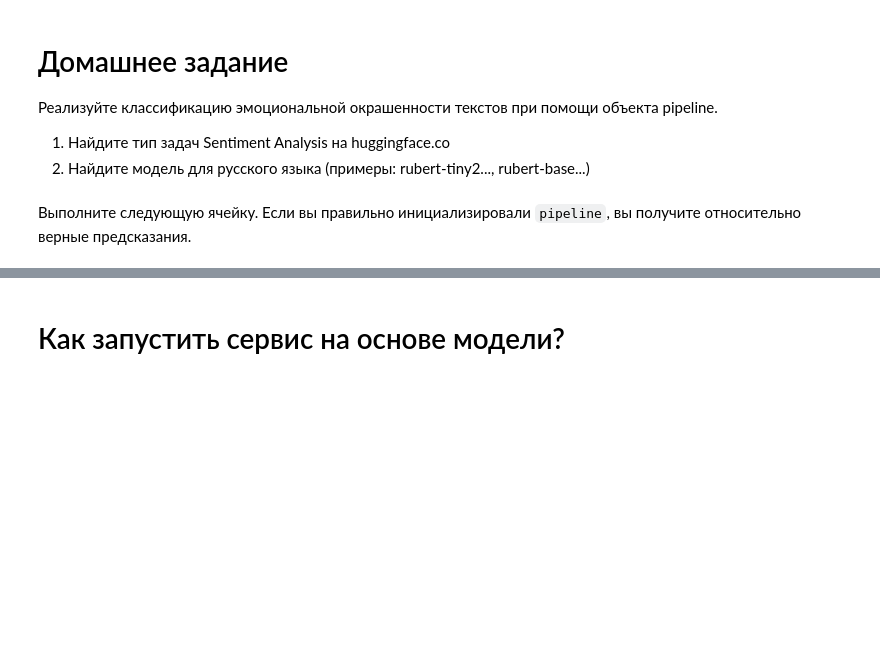
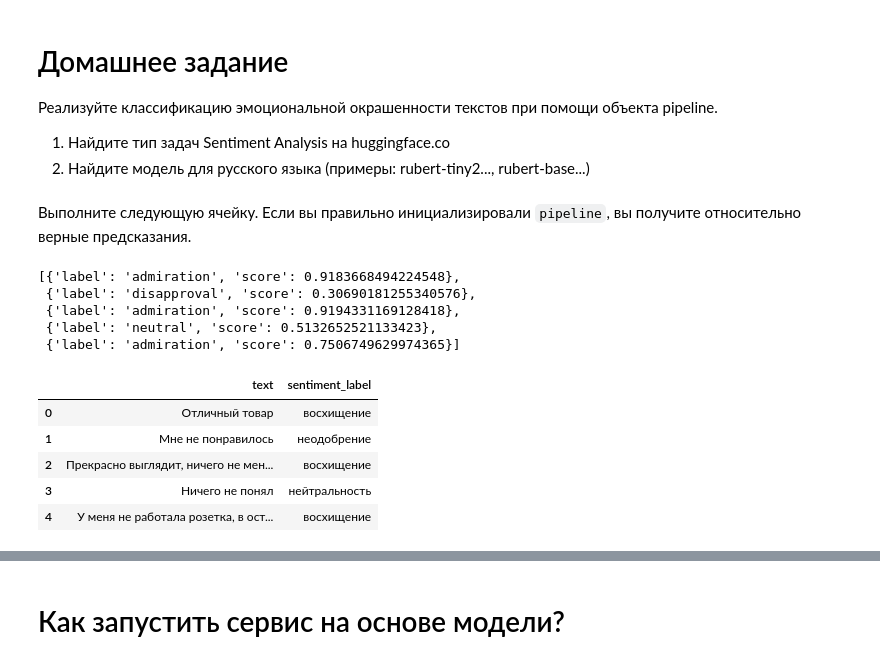
Before and after one commit to Walther0296/Transfer-learning_seminar_3, a Jupyter notebook: seminar_3.ipynb, the cells around one changed output, grey strips where cells are left out. Drawn from its saved outputs; the diff is of its cells as text; code cells hidden in the pictures; blank space fills up the shorter version.

```diff
--- a/seminar_3.ipynb
+++ b/seminar_3.ipynb
@@ -183,8 +230,15 @@ classifier = pipeline( ... )
 # %% [markdown]
 Выполните следующую ячейку. Если вы правильно инициализировали `pipeline`, вы получите относительно верные предсказания.
 # %%
-classifier( ["Отличный товар",
+text = ["Отличный товар",
             "Мне не понравилось",
             "Прекрасно выглядит, ничего не меняйте!",
             "Ничего не понял",
-            "У меня не работала розетка, в остальном все отлично"] )
+            "У меня не работала розетка, в остальном все отлично"]
+classifier( text )
+# %% [output]
+[{'label': 'admiration', 'score': 0.9183668494224548},
+ {'label': 'disapproval', 'score': 0.30690181255340576},
+ {'label': 'admiration', 'score': 0.9194331169128418},
+ {'label': 'neutral', 'score': 0.5132652521133423},
+ {'label': 'admiration', 'score': 0.7506749629974365}]
@@ -190,0 +253,9 @@ classifier( ["Отличный товар",
+# %%
+df
+# %% [output]
+|  | text | sentiment_label |
+| 0 | Отличный товар | восхищение |
+| 1 | Мне не понравилось | неодобрение |
+| 2 | Прекрасно выглядит, ничего не мен... | восхищение |
+| 3 | Ничего не понял | нейтральность |
+| 4 | У меня не работала розетка, в ост... | восхищение |
```
Also changed, not shown: parts of 6 cells of this notebook.
